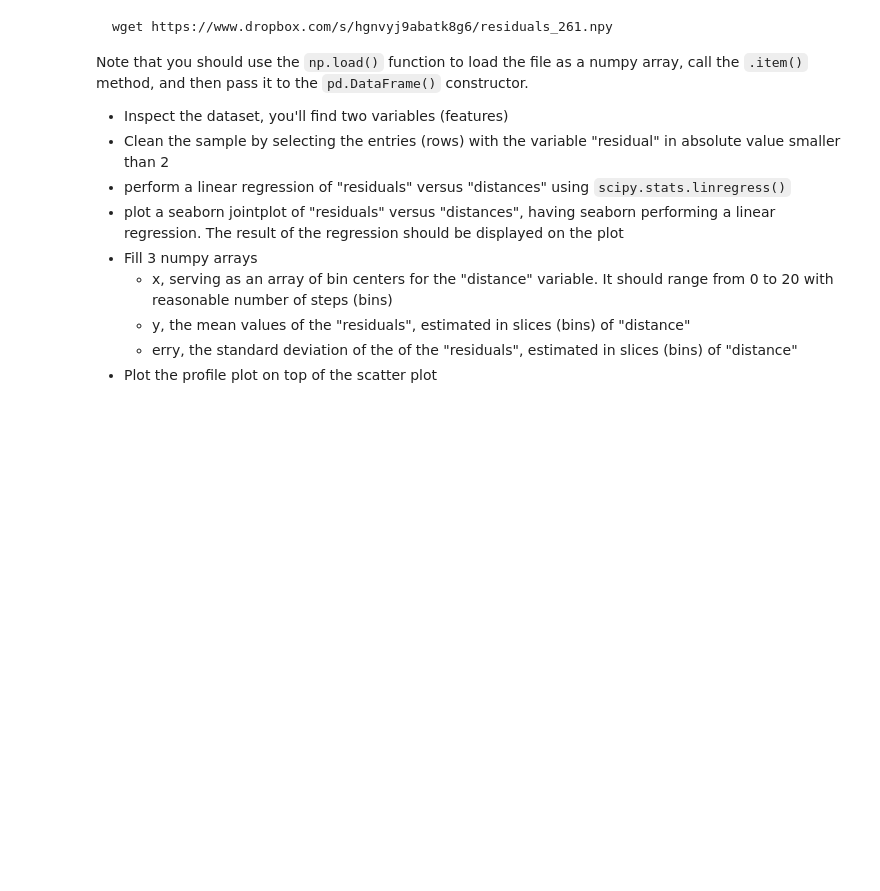
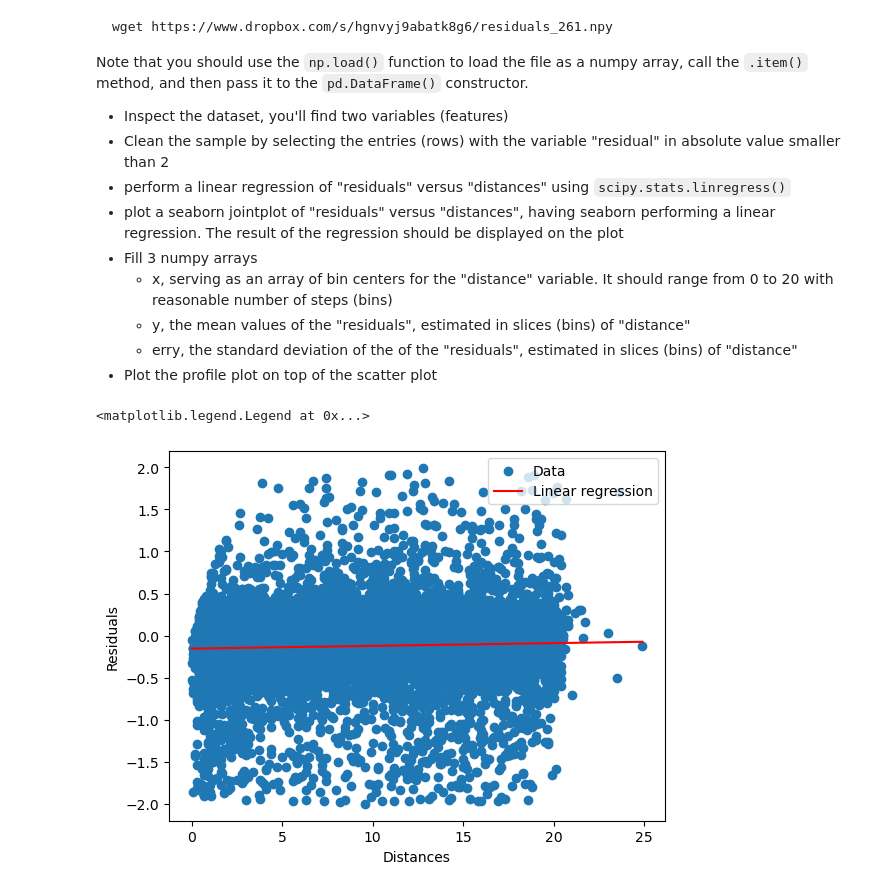
Before and after one commit to FrancescoLR02/LaboratoryOfComputationalPhysics_Y7, a Jupyter notebook: 07ex_Visualization.ipynb, the cells around one changed output. Drawn from its saved outputs; the diff is of its cells as text; code cells hidden in the pictures; blank space fills up the shorter version.

```diff
--- a/07ex_Visualization.ipynb
+++ b/07ex_Visualization.ipynb
@@ -141,0 +157,23 @@ Note that you should use the `np.load()` function to load the file as a numpy ar
+# %%
+import pandas as pd
+from scipy import stats
+import seaborn as sns
+
+df = pd.DataFrame(np.load('residuals_261.npy', allow_pickle=True).item())
+
+def Lin(x, a, b):
+   return a + b*x
+# %%
+df = df[np.abs(df['residuals']) < 2]
+
+linreg = stats.linregress(df['distances'], df['residuals'])
+x = np.linspace(df['distances'].min(), df['distances'].max(), 100)
+
+plt.scatter(df['distances'], df['residuals'], label="Data")
+plt.plot(x, Lin(x, linreg[1], linreg[0]), color='red', label="Linear regression")
+plt.xlabel("Distances")
+plt.ylabel("Residuals")
+plt.legend()
+# %% [output]
+<matplotlib.legend.Legend at 0x...>
+[figure, added]
```
Also changed, not shown: parts of 7 cells of this notebook, 5 other files.
